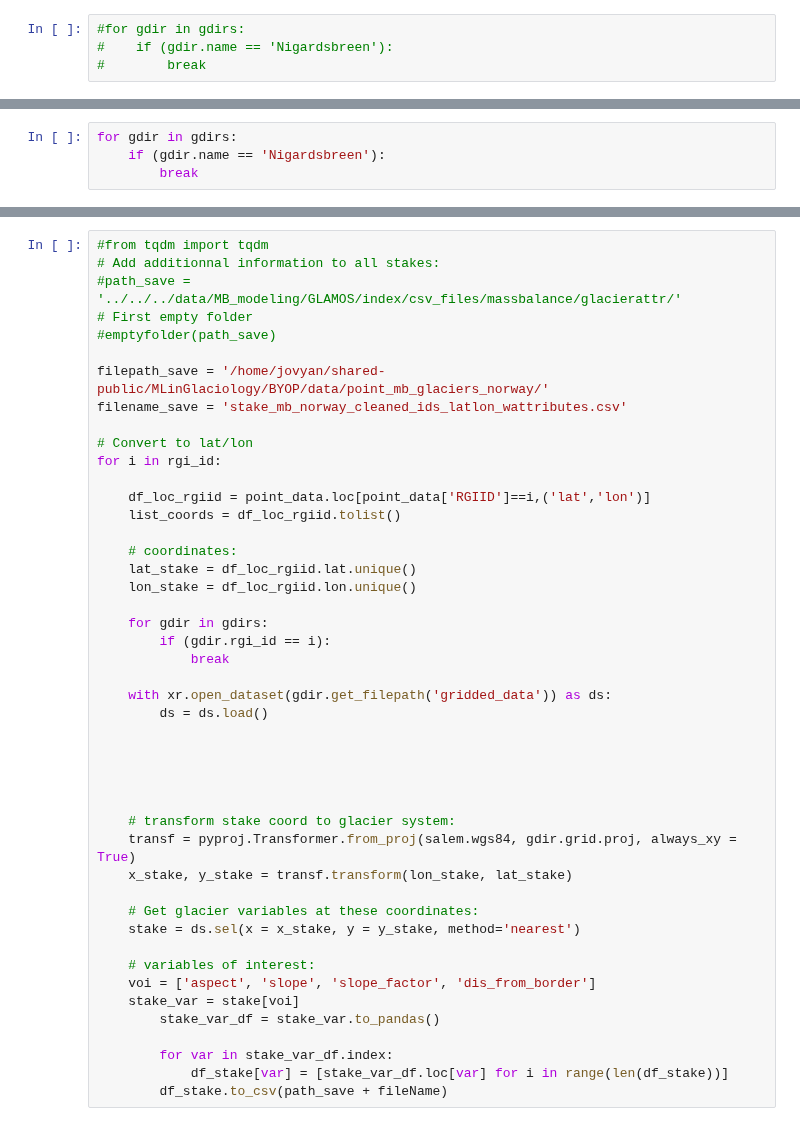
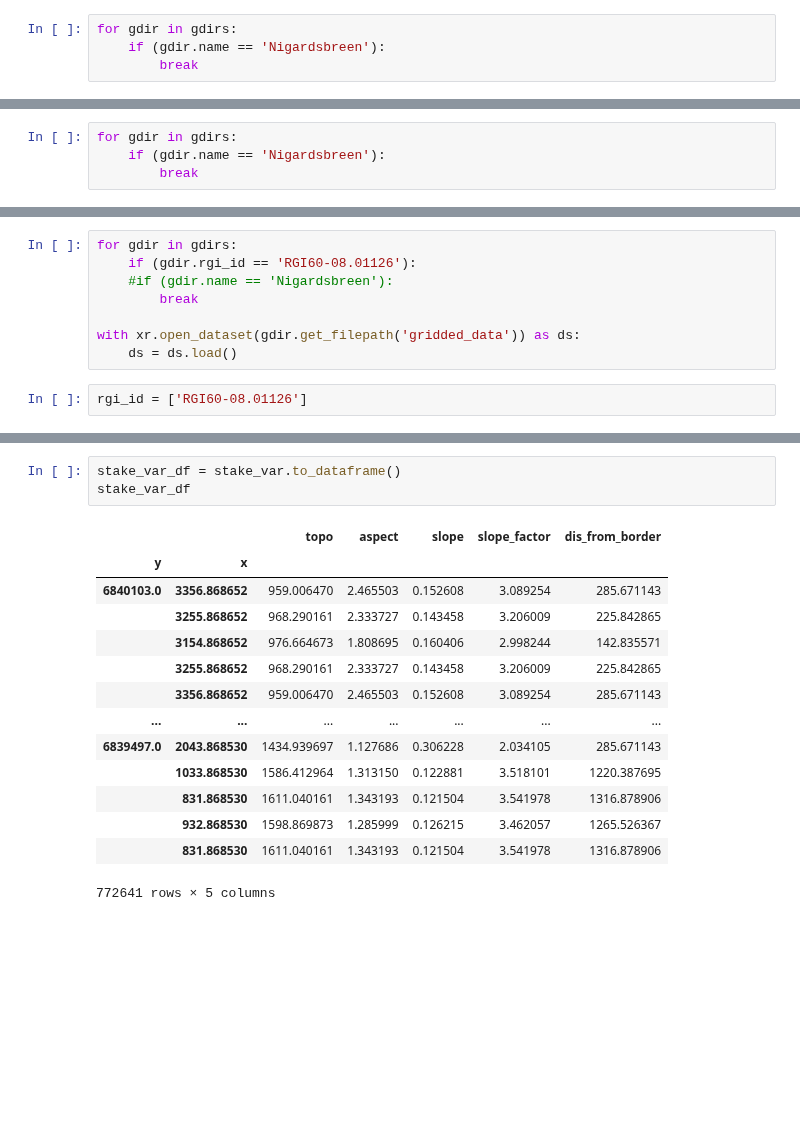
Before and after one commit to khsjursen/ML_MB_Norway, a Jupyter notebook: get_oggm_data.ipynb, the cells around one changed output, grey strips where cells are left out. Cells and saved outputs as stored; diff of their text form; blank space fills up the shorter version.

Commit message:
work on fuction to retrieve glacier attributes for lat lon

```diff
--- a/get_oggm_data.ipynb
+++ b/get_oggm_data.ipynb
@@ -167,5 +172,5 @@ for task in task_list:
 # %%
-#for gdir in gdirs:
-#    if (gdir.name == 'Nigardsbreen'):
-#        break
+for gdir in gdirs:
+    if (gdir.name == 'Nigardsbreen'):
+        break
 # %%
@@ -382,0 +440,10 @@ Datum: World Geodetic System 1984
+# %%
+for gdir in gdirs:
+    if (gdir.rgi_id == 'RGI60-08.01126'):
+    #if (gdir.name == 'Nigardsbreen'):
+        break
+
+with xr.open_dataset(gdir.get_filepath('gridded_data')) as ds:
+    ds = ds.load()
+# %%
+rgi_id = ['RGI60-08.01126']
@@ -383,46 +525,18 @@ Datum: World Geodetic System 1984
 # %%
-#from tqdm import tqdm
-# Add additionnal information to all stakes:
-#path_save = '../../../data/MB_modeling/GLAMOS/index/csv_files/massbalance/glacierattr/'
-# First empty folder
-#emptyfolder(path_save)
-
-filepath_save = '/home/jovyan/shared-public/MLinGlaciology/BYOP/data/point_mb_glaciers_norway/'
-filename_save = 'stake_mb_norway_cleaned_ids_latlon_wattributes.csv'
-
-# Convert to lat/lon
-for i in rgi_id:
-
-    df_loc_rgiid = point_data.loc[point_data['RGIID']==i,('lat','lon')]
-    list_coords = df_loc_rgiid.tolist()
-
-    # coordinates:
-    lat_stake = df_loc_rgiid.lat.unique()
-    lon_stake = df_loc_rgiid.lon.unique()
-
-    for gdir in gdirs:
-        if (gdir.rgi_id == i):
-            break
-
-    with xr.open_dataset(gdir.get_filepath('gridded_data')) as ds:
-        ds = ds.load()
-
-
-
-
-
-    # transform stake coord to glacier system:
-    transf = pyproj.Transformer.from_proj(salem.wgs84, gdir.grid.proj, always_xy = True)
-    x_stake, y_stake = transf.transform(lon_stake, lat_stake)
-
-    # Get glacier variables at these coordinates:
-    stake = ds.sel(x = x_stake, y = y_stake, method='nearest')
-
-    # variables of interest:
-    voi = ['aspect', 'slope', 'slope_factor', 'dis_from_border']
-    stake_var = stake[voi]
-        stake_var_df = stake_var.to_pandas()
-
-        for var in stake_var_df.index:
-            df_stake[var] = [stake_var_df.loc[var] for i in range(len(df_stake))]
-        df_stake.to_csv(path_save + fileName)
+stake_var_df = stake_var.to_dataframe()
+stake_var_df
+# %% [output]
+|  |  | topo | aspect | slope | slope_factor | dis_from_border |
+| y | x |  |  |  |  |  |
+| 6840103.0 | 3356.868652 | 959.006470 | 2.465503 | 0.152608 | 3.089254 | 285.671143 |
+|  | 3255.868652 | 968.290161 | 2.333727 | 0.143458 | 3.206009 | 225.842865 |
+|  | 3154.868652 | 976.664673 | 1.808695 | 0.160406 | 2.998244 | 142.835571 |
+|  | 3255.868652 | 968.290161 | 2.333727 | 0.143458 | 3.206009 | 225.842865 |
+|  | 3356.868652 | 959.006470 | 2.465503 | 0.152608 | 3.089254 | 285.671143 |
+| ... | ... | ... | ... | ... | ... | ... |
+| 6839497.0 | 2043.868530 | 1434.939697 | 1.127686 | 0.306228 | 2.034105 | 285.671143 |
+|  | 1033.868530 | 1586.412964 | 1.313150 | 0.122881 | 3.518101 | 1220.387695 |
+|  | 831.868530 | 1611.040161 | 1.343193 | 0.121504 | 3.541978 | 1316.878906 |
+|  | 932.868530 | 1598.869873 | 1.285999 | 0.126215 | 3.462057 | 1265.526367 |
+|  | 831.868530 | 1611.040161 | 1.343193 | 0.121504 | 3.541978 | 1316.878906 |
+772641 rows × 5 columns
```
Also changed, not shown: parts of 24 cells of this notebook.
